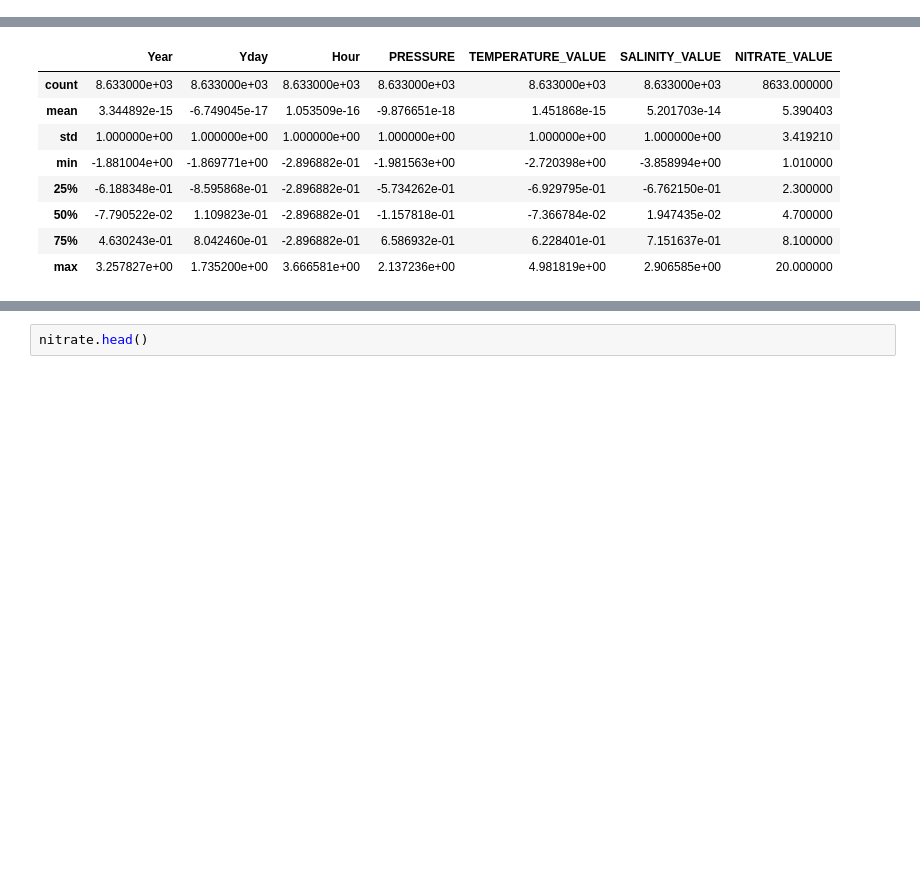
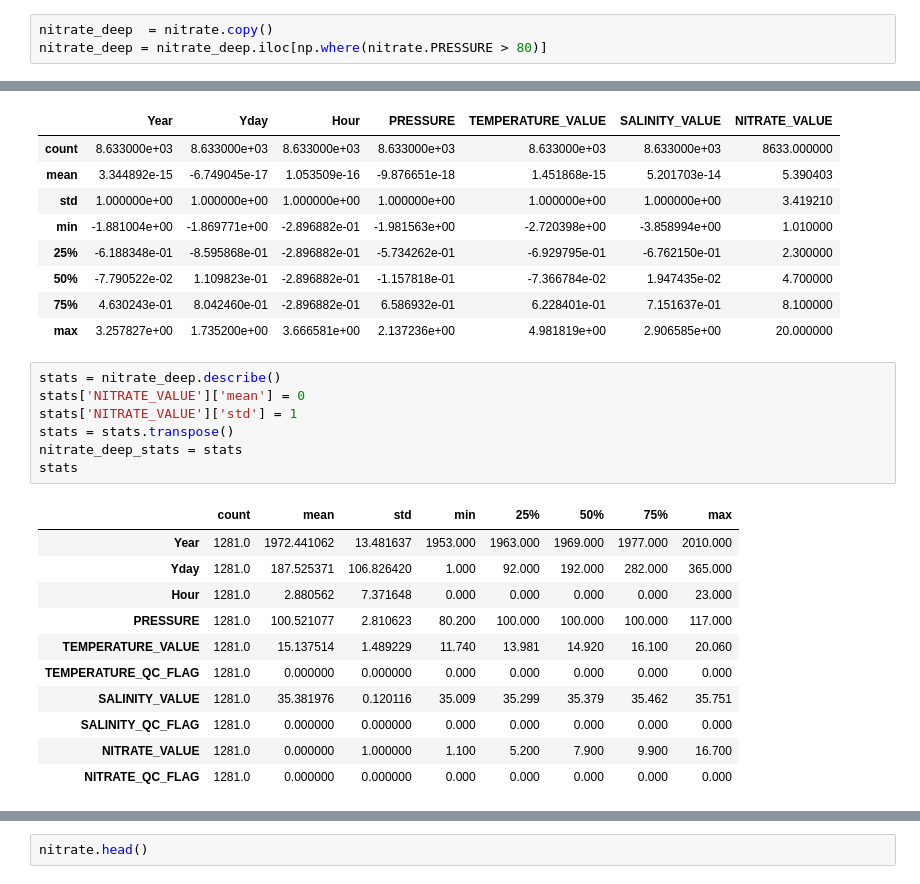
Before and after one commit to SteefanContractor/OceanML, a Jupyter notebook: script/data_preparation.ipynb, the cells around one changed output, grey strips where cells are left out. Cells and saved outputs as stored; diff of their text form; blank space fills up the shorter version.

Commit message:
Modify data_preparation.ipynb to save deep nitrate data for modeling nitrates at 80m depth

```diff
--- a/script/data_preparation.ipynb
+++ b/script/data_preparation.ipynb
@@ -210,4 +210,7 @@ cbar.ax.invert_yaxis()
 nitrate = nitrate.iloc[np.where((nitrate.NITRATE_VALUE > 1) & (nitrate.NITRATE_VALUE < 24))]
 nitrate = nitrate.iloc[np.where((nitrate.SALINITY_VALUE > 35) & (nitrate.SALINITY_VALUE < 35.8))]
 nitrate = nitrate.iloc[np.where(nitrate.PRESSURE < 120)]
+# %%
+nitrate_deep  = nitrate.copy()
+nitrate_deep = nitrate_deep.iloc[np.where(nitrate.PRESSURE > 80)]
 # %%
@@ -299,3 +302,22 @@ nitrate.describe()
 | 50% | -7.790522e-02 | 1.109823e-01 | -2.896882e-01 | -1.157818e-01 | -7.366784e-02 | 1.947435e-02 | 4.700000 |
 | 75% | 4.630243e-01 | 8.042460e-01 | -2.896882e-01 | 6.586932e-01 | 6.228401e-01 | 7.151637e-01 | 8.100000 |
 | max | 3.257827e+00 | 1.735200e+00 | 3.666581e+00 | 2.137236e+00 | 4.981819e+00 | 2.906585e+00 | 20.000000 |
+# %%
+stats = nitrate_deep.describe()
+stats['NITRATE_VALUE']['mean'] = 0
+stats['NITRATE_VALUE']['std'] = 1
+stats = stats.transpose()
+nitrate_deep_stats = stats
+stats
+# %% [output]
+|  | count | mean | std | min | 25% | 50% | 75% | max |
+| Year | 1281.0 | 1972.441062 | 13.481637 | 1953.000 | 1963.000 | 1969.000 | 1977.000 | 2010.000 |
+| Yday | 1281.0 | 187.525371 | 106.826420 | 1.000 | 92.000 | 192.000 | 282.000 | 365.000 |
+| Hour | 1281.0 | 2.880562 | 7.371648 | 0.000 | 0.000 | 0.000 | 0.000 | 23.000 |
+| PRESSURE | 1281.0 | 100.521077 | 2.810623 | 80.200 | 100.000 | 100.000 | 100.000 | 117.000 |
+| TEMPERATURE_VALUE | 1281.0 | 15.137514 | 1.489229 | 11.740 | 13.981 | 14.920 | 16.100 | 20.060 |
+| TEMPERATURE_QC_FLAG | 1281.0 | 0.000000 | 0.000000 | 0.000 | 0.000 | 0.000 | 0.000 | 0.000 |
+| SALINITY_VALUE | 1281.0 | 35.381976 | 0.120116 | 35.009 | 35.299 | 35.379 | 35.462 | 35.751 |
+| SALINITY_QC_FLAG | 1281.0 | 0.000000 | 0.000000 | 0.000 | 0.000 | 0.000 | 0.000 | 0.000 |
+| NITRATE_VALUE | 1281.0 | 0.000000 | 1.000000 | 1.100 | 5.200 | 7.900 | 9.900 | 16.700 |
+| NITRATE_QC_FLAG | 1281.0 | 0.000000 | 0.000000 | 0.000 | 0.000 | 0.000 | 0.000 | 0.000 |
```
Also changed, not shown: parts of 5 cells of this notebook.
